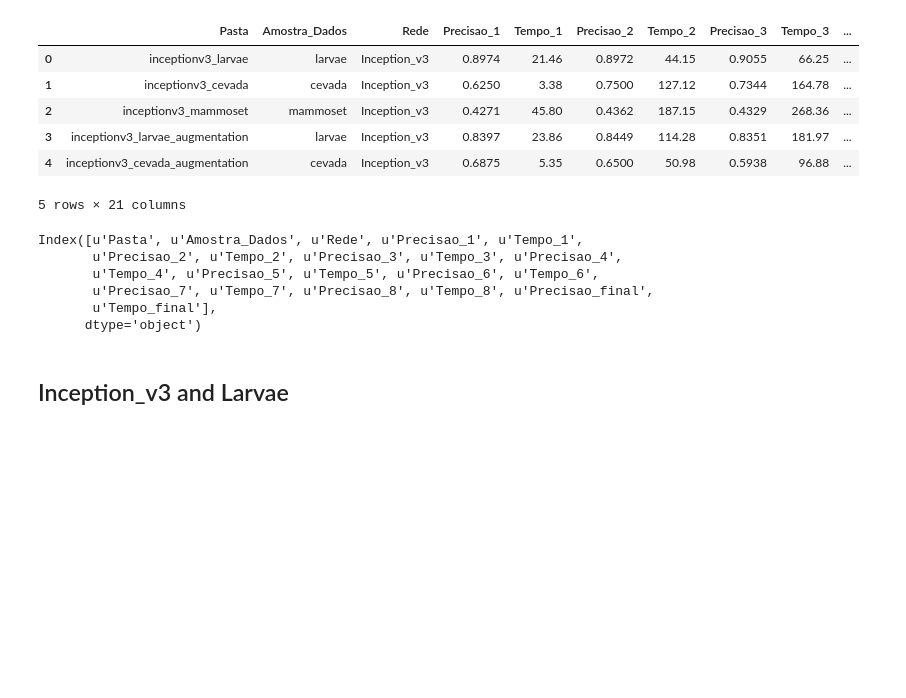
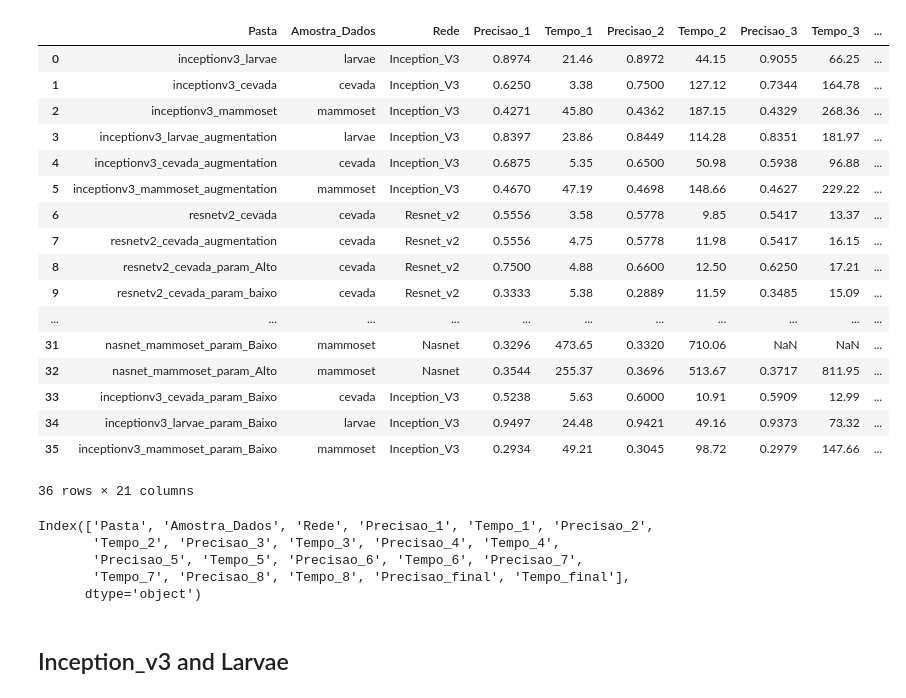
Before and after one commit to ViniciusLavorte/Python, a Jupyter notebook: Analise_TCC.ipynb, the cells around one changed output. Cells and saved outputs as stored; diff of their text form; code cells hidden in the pictures; blank space fills up the shorter version.

```diff
--- a/Analise_TCC.ipynb
+++ b/Analise_TCC.ipynb
@@ -1,27 +1,37 @@
 # %%
 import numpy as np
 import pandas as pd
-import sqlalchemy as sqla
+#import sqlalchemy as sqla
 import matplotlib.pyplot as plt
-base = pd.read_csv('Resultados_TCC2 - eval.csv')
+base = pd.read_csv('Resultado_processado_TCC2_eval.csv',delimiter=';')
 # %%
-base.head()
+base
 # %% [output]
 |  | Pasta | Amostra_Dados | Rede | Precisao_1 | Tempo_1 | Precisao_2 | Tempo_2 | Precisao_3 | Tempo_3 | ... |
-| 0 | inceptionv3_larvae | larvae | Inception_v3 | 0.8974 | 21.46 | 0.8972 | 44.15 | 0.9055 | 66.25 | ... |
-| 1 | inceptionv3_cevada | cevada | Inception_v3 | 0.6250 | 3.38 | 0.7500 | 127.12 | 0.7344 | 164.78 | ... |
-| 2 | inceptionv3_mammoset | mammoset | Inception_v3 | 0.4271 | 45.80 | 0.4362 | 187.15 | 0.4329 | 268.36 | ... |
-| 3 | inceptionv3_larvae_augmentation | larvae | Inception_v3 | 0.8397 | 23.86 | 0.8449 | 114.28 | 0.8351 | 181.97 | ... |
-| 4 | inceptionv3_cevada_augmentation | cevada | Inception_v3 | 0.6875 | 5.35 | 0.6500 | 50.98 | 0.5938 | 96.88 | ... |
+| 0 | inceptionv3_larvae | larvae | Inception_V3 | 0.8974 | 21.46 | 0.8972 | 44.15 | 0.9055 | 66.25 | ... |
+| 1 | inceptionv3_cevada | cevada | Inception_V3 | 0.6250 | 3.38 | 0.7500 | 127.12 | 0.7344 | 164.78 | ... |
+| 2 | inceptionv3_mammoset | mammoset | Inception_V3 | 0.4271 | 45.80 | 0.4362 | 187.15 | 0.4329 | 268.36 | ... |
+| 3 | inceptionv3_larvae_augmentation | larvae | Inception_V3 | 0.8397 | 23.86 | 0.8449 | 114.28 | 0.8351 | 181.97 | ... |
+| 4 | inceptionv3_cevada_augmentation | cevada | Inception_V3 | 0.6875 | 5.35 | 0.6500 | 50.98 | 0.5938 | 96.88 | ... |
+| 5 | inceptionv3_mammoset_augmentation | mammoset | Inception_V3 | 0.4670 | 47.19 | 0.4698 | 148.66 | 0.4627 | 229.22 | ... |
+| 6 | resnetv2_cevada | cevada | Resnet_v2 | 0.5556 | 3.58 | 0.5778 | 9.85 | 0.5417 | 13.37 | ... |
+| 7 | resnetv2_cevada_augmentation | cevada | Resnet_v2 | 0.5556 | 4.75 | 0.5778 | 11.98 | 0.5417 | 16.15 | ... |
+| 8 | resnetv2_cevada_param_Alto | cevada | Resnet_v2 | 0.7500 | 4.88 | 0.6600 | 12.50 | 0.6250 | 17.21 | ... |
+| 9 | resnetv2_cevada_param_baixo | cevada | Resnet_v2 | 0.3333 | 5.38 | 0.2889 | 11.59 | 0.3485 | 15.09 | ... |
+| ... | ... | ... | ... | ... | ... | ... | ... | ... | ... | ... |
+| 31 | nasnet_mammoset_param_Baixo | mammoset | Nasnet | 0.3296 | 473.65 | 0.3320 | 710.06 | NaN | NaN | ... |
+| 32 | nasnet_mammoset_param_Alto | mammoset | Nasnet | 0.3544 | 255.37 | 0.3696 | 513.67 | 0.3717 | 811.95 | ... |
+| 33 | inceptionv3_cevada_param_Baixo | cevada | Inception_V3 | 0.5238 | 5.63 | 0.6000 | 10.91 | 0.5909 | 12.99 | ... |
+| 34 | inceptionv3_larvae_param_Baixo | larvae | Inception_V3 | 0.9497 | 24.48 | 0.9421 | 49.16 | 0.9373 | 73.32 | ... |
+| 35 | inceptionv3_mammoset_param_Baixo | mammoset | Inception_V3 | 0.2934 | 49.21 | 0.3045 | 98.72 | 0.2979 | 147.66 | ... |
-5 rows × 21 columns
+36 rows × 21 columns
 # %%
 base.columns
 # %% [output]
-Index([u'Pasta', u'Amostra_Dados', u'Rede', u'Precisao_1', u'Tempo_1',
-       u'Precisao_2', u'Tempo_2', u'Precisao_3', u'Tempo_3', u'Precisao_4',
-       u'Tempo_4', u'Precisao_5', u'Tempo_5', u'Precisao_6', u'Tempo_6',
-       u'Precisao_7', u'Tempo_7', u'Precisao_8', u'Tempo_8', u'Precisao_final',
-       u'Tempo_final'],
+Index(['Pasta', 'Amostra_Dados', 'Rede', 'Precisao_1', 'Tempo_1', 'Precisao_2',
+       'Tempo_2', 'Precisao_3', 'Tempo_3', 'Precisao_4', 'Tempo_4',
+       'Precisao_5', 'Tempo_5', 'Precisao_6', 'Tempo_6', 'Precisao_7',
+       'Tempo_7', 'Precisao_8', 'Tempo_8', 'Precisao_final', 'Tempo_final'],
       dtype='object')
 # %%
 Precisao = ['Pasta','Precisao_1','Precisao_2','Precisao_3','Precisao_4','Precisao_5','Precisao_6','Precisao_7','Precisao_8', 'Precisao_final']
```
Also changed, not shown: parts of 10 cells of this notebook, 1 other file.
